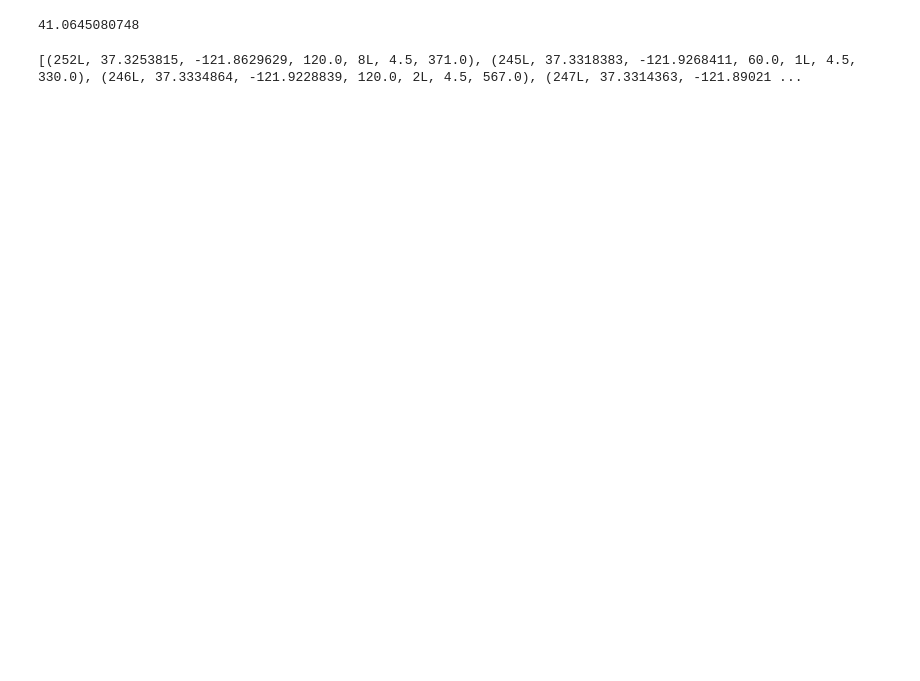
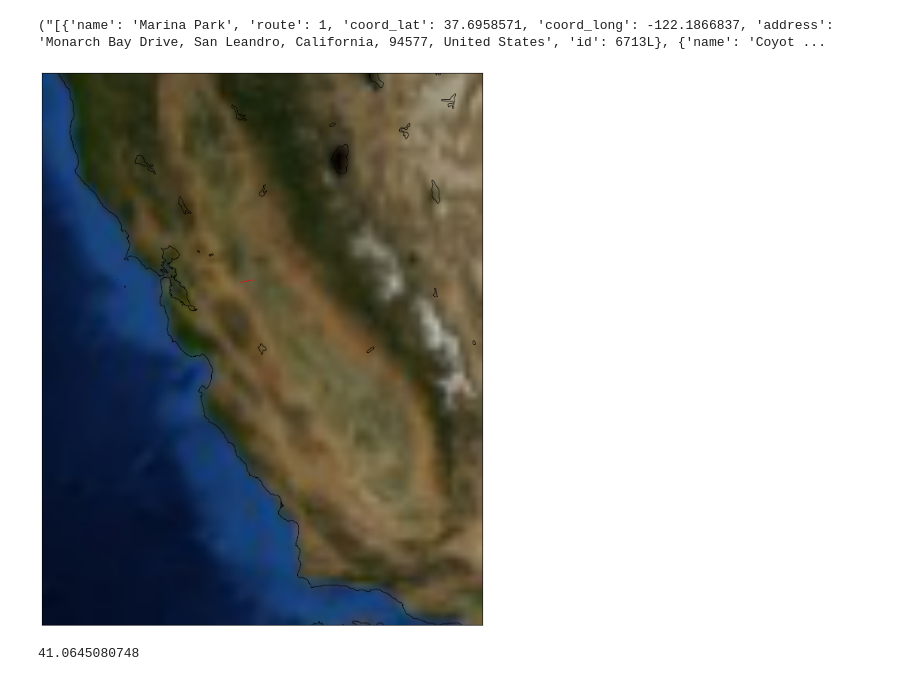
Before and after one commit to kennethcc2005/friends, a Jupyter notebook: running.ipynb, the cells around one changed output. Cells and saved outputs as stored; diff of their text form; code cells hidden in the pictures; blank space fills up the shorter version.

```diff
--- a/running.ipynb
+++ b/running.ipynb
@@ -7,4 +12,43 @@ conn = psycopg2.connect(conn_str)
 cur = conn.cursor()
 cur.execute(query)
 c = cur.fetchall()
+# %%
+c[2]
+# %% [output]
+("[{'name': 'Marina Park', 'route': 1, 'coord_lat': 37.6958571, 'coord_long': -122.1866837, 'address': 'Monarch Bay Drive, San Leandro, California, 94577, United States', 'id': 6713L}, {'name': 'Coyot ...
+# %%
+import ast
+item= 2
+all_lat, all_long =[],[]
+for i in range(len(ast.literal_eval(c[item][0]))):
+    all_lat.append(ast.literal_eval(c[item][0])[i]["coord_lat"])
+    all_long.append(ast.literal_eval(c[item][0])[i]["coord_long"])
+# %%
+from mpl_toolkits.basemap import Basemap
+import matplotlib.pyplot as plt
+import numpy as np
+
+%matplotlib inline
+plt.figure(figsize=(18,18))
+
+map = Basemap(projection='lcc', lat_0 = 37, lon_0 = -121,
+    resolution = 'h', area_thresh = 0.1,
+    llcrnrlon=-124, llcrnrlat=34,
+    urcrnrlon=-118, urcrnrlat=40)
+
+map.drawcoastlines()
+map.drawcountries()
+# map.fillcontinents(color = 'coral')
+map.drawmapboundary()
+map.bluemarble()
+
+lons = all_long
+lats = all_lat
+x,y = map(lons, lats)
+map.plot(x, y, 'red', markersize=10)
+
+
+plt.show()
+# %% [output]
+[figure, added]
 # %%
@@ -55,9 +99,2 @@ if int(angle) in angle_dict[target_direction]:
 # %% [output]
 41.0645080748
-# %%
-from outside_helpers import *
-current_city, current_state = "San Francisco", "California"
-a=travel_outside_with_direction(current_city, current_state,"S",140)
-print a, len(a)
-# %% [output]
-[(252L, 37.3253815, -121.8629629, 120.0, 8L, 4.5, 371.0), (245L, 37.3318383, -121.9268411, 60.0, 1L, 4.5, 330.0), (246L, 37.3334864, -121.9228839, 120.0, 2L, 4.5, 567.0), (247L, 37.3314363, -121.89021 ...
```
Also changed, not shown: parts of 8 cells of this notebook, 5 other files.
